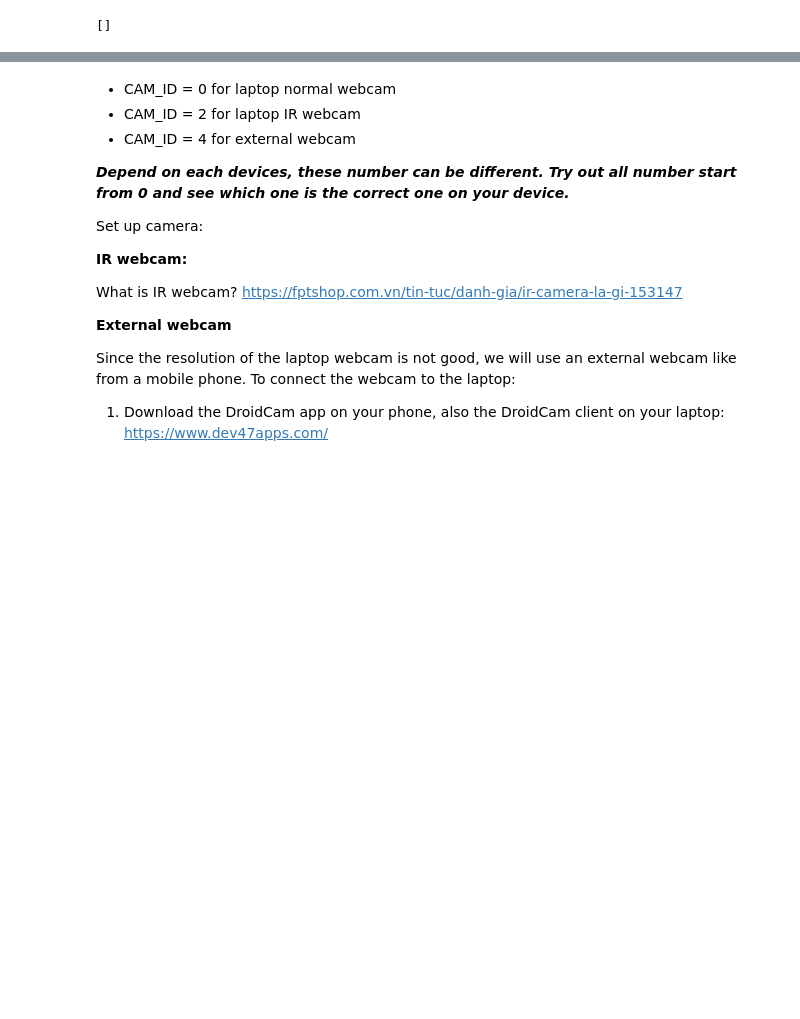
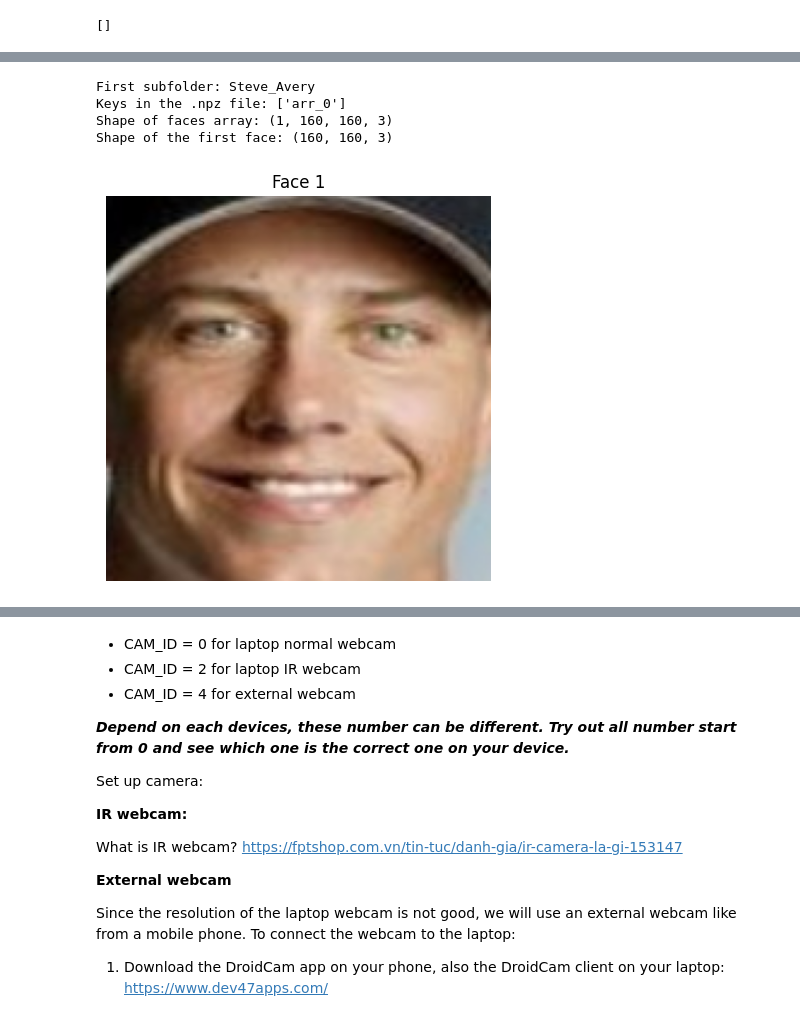
Before and after one commit to chutrunganh/Biometric_IT4432E, a Jupyter notebook: Siamese_Network.ipynb, the cells around one changed output, grey strips where cells are left out. Drawn from its saved outputs; the diff is of its cells as text; code cells hidden in the pictures; blank space fills up the shorter version.

Commit message:
Testing github annotation

```diff
--- a/src.ipynb
+++ b/Siamese_Network.ipynb
@@ -172,0 +203,38 @@ We will collect these images **from our webcam** using OpenCV. The images from L
+# %%
+# Testing: load a faces.npz file in the first subfolder and display the faces
+
+# Get the path to the first subfolder
+first_subfolder = os.listdir('./preprocessed_data/face_detect')[0]
+print("First subfolder:", first_subfolder)
+
+# Load the .npz file
+npz_file_path = os.path.join('./preprocessed_data/face_detect', first_subfolder, 'faces.npz')
+test = np.load(npz_file_path)
+
+# Print the keys in the .npz file
+print("Keys in the .npz file:", test.files)
+
+# Extract the faces array
+faces = test['arr_0']
+
+# Print the shape of the faces array
+print("Shape of faces array:", faces.shape)
+
+# Print the shape of the first face
+face_shape = faces[0].shape
+print("Shape of the first face:", face_shape)
+
+# Plot the faces
+plt.figure(figsize=(20, 5))
+for i, face in enumerate(faces):
+    plt.subplot(1, len(faces), i+1)
+    plt.axis('off')
+    plt.title(f"Face {i+1}")
+    plt.imshow(face)
+plt.show()
+# %% [output]
+First subfolder: Steve_Avery
+Keys in the .npz file: ['arr_0']
+Shape of faces array: (1, 160, 160, 3)
+Shape of the first face: (160, 160, 3)
+[figure, added]
```
Also changed, not shown: parts of 30 cells of this notebook, 58 other files.
